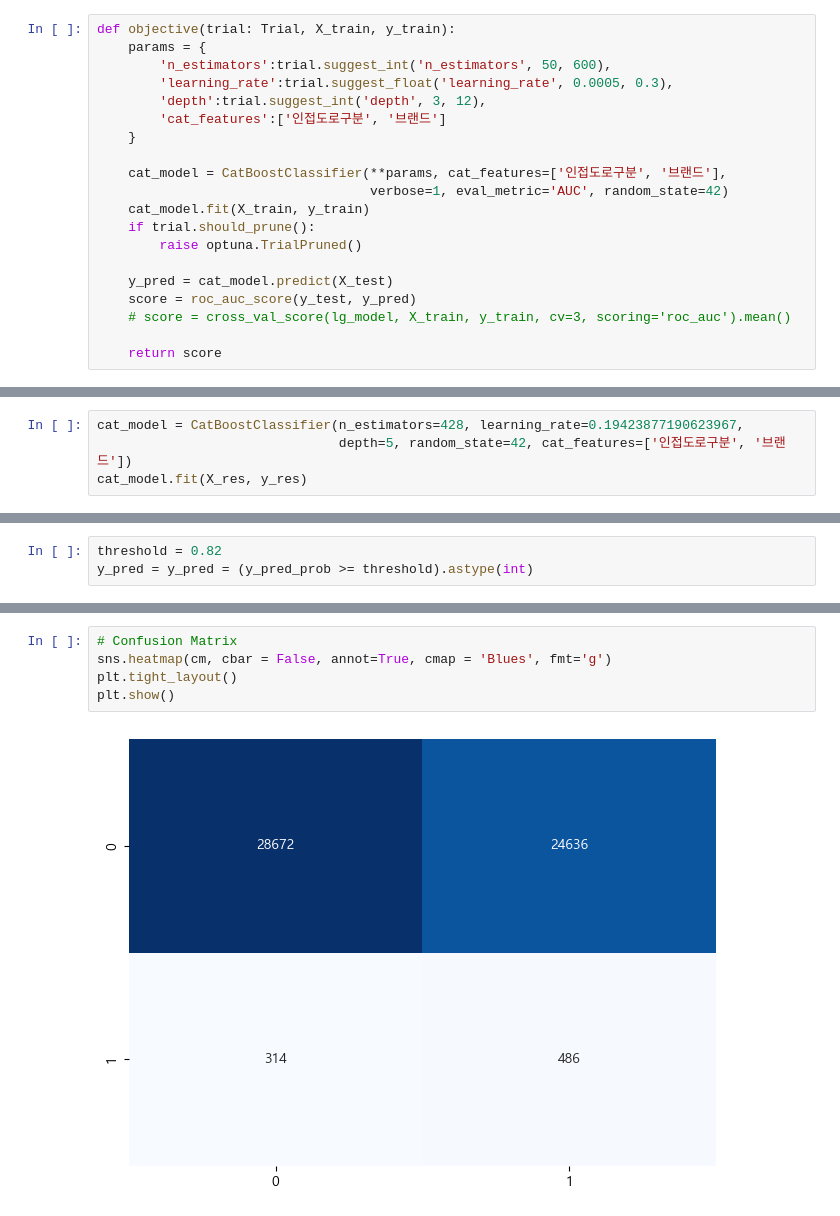
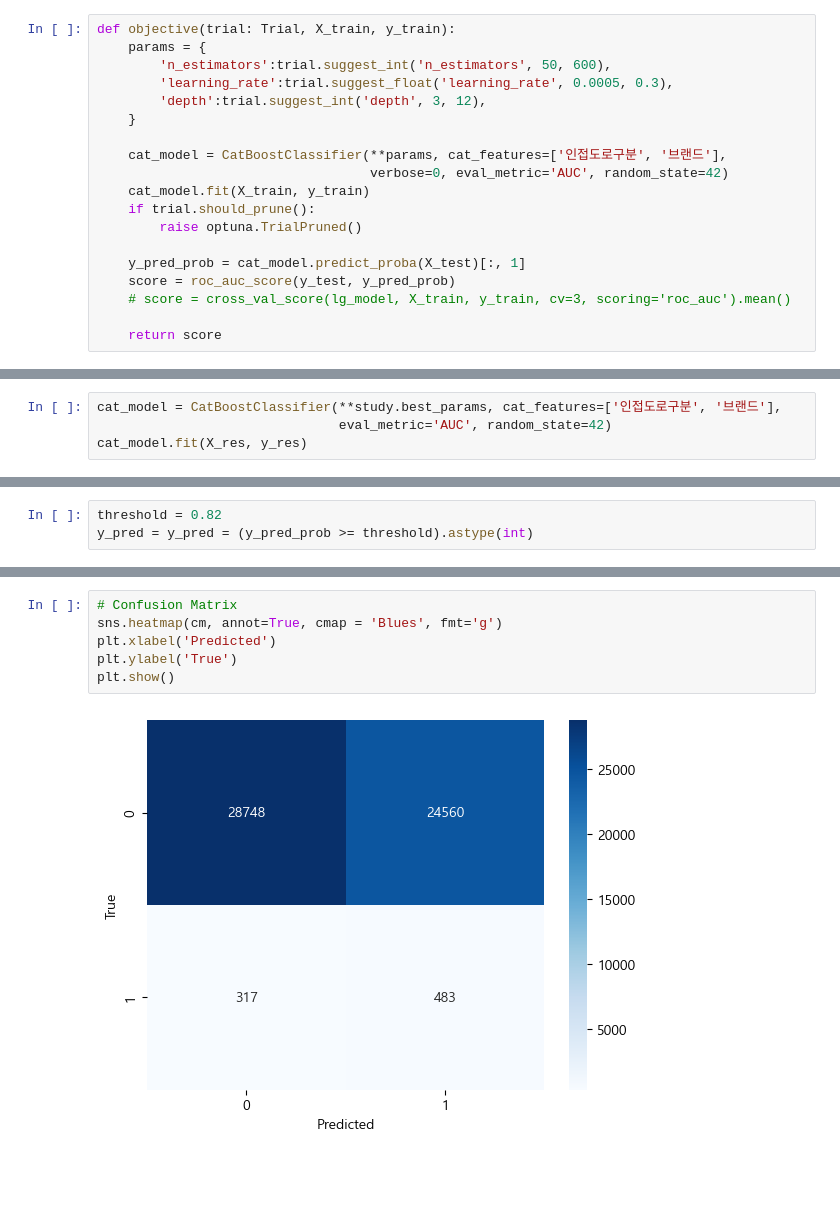
Before and after one commit to basill2001/IECAPSTONE1, a Jupyter notebook: models_CAT.ipynb, the cells around one changed output, grey strips where cells are left out. Saved outputs shown, nothing was run; the diff lists cells and outputs as text; blank space fills up the shorter version.

```diff
--- a/models_CAT.ipynb
+++ b/models_CAT.ipynb
@@ -41,17 +41,16 @@ def objective(trial: Trial, X_train, y_train):
         'n_estimators':trial.suggest_int('n_estimators', 50, 600),
         'learning_rate':trial.suggest_float('learning_rate', 0.0005, 0.3),
         'depth':trial.suggest_int('depth', 3, 12),
-        'cat_features':['인접도로구분', '브랜드']
     }
 
     cat_model = CatBoostClassifier(**params, cat_features=['인접도로구분', '브랜드'],
-                                   verbose=1, eval_metric='AUC', random_state=42)
+                                   verbose=0, eval_metric='AUC', random_state=42)
     cat_model.fit(X_train, y_train)
     if trial.should_prune():
         raise optuna.TrialPruned()
 
-    y_pred = cat_model.predict(X_test)
-    score = roc_auc_score(y_test, y_pred)
+    y_pred_prob = cat_model.predict_proba(X_test)[:, 1]
+    score = roc_auc_score(y_test, y_pred_prob)
     # score = cross_val_score(lg_model, X_train, y_train, cv=3, scoring='roc_auc').mean()
 
     return score
@@ -61,5 +78,5 @@ study.optimize(lambda trial:objective(trial, X_res, y_res), n_trials=20)
 # %%
-cat_model = CatBoostClassifier(n_estimators=428, learning_rate=0.19423877190623967,
-                               depth=5, random_state=42, cat_features=['인접도로구분', '브랜드'])
+cat_model = CatBoostClassifier(**study.best_params, cat_features=['인접도로구분', '브랜드'],
+                               eval_metric='AUC', random_state=42)
 cat_model.fit(X_res, y_res)
 # %% [output]
@@ -141,10 +145,11 @@ AUC score : 0.5726777406768214
 # %%
 # Confusion Matrix
-sns.heatmap(cm, cbar = False, annot=True, cmap = 'Blues', fmt='g')
-plt.tight_layout()
+sns.heatmap(cm, annot=True, cmap = 'Blues', fmt='g')
+plt.xlabel('Predicted')
+plt.ylabel('True')
 plt.show()
 # %% [output]
-[figure, old version]
+[figure, new version]
 # %%
 ## Feature Importance
 ser = pd.Series(cat_model.feature_importances_, index=X_res.columns)
```
Also changed, not shown: parts of 9 cells of this notebook.
